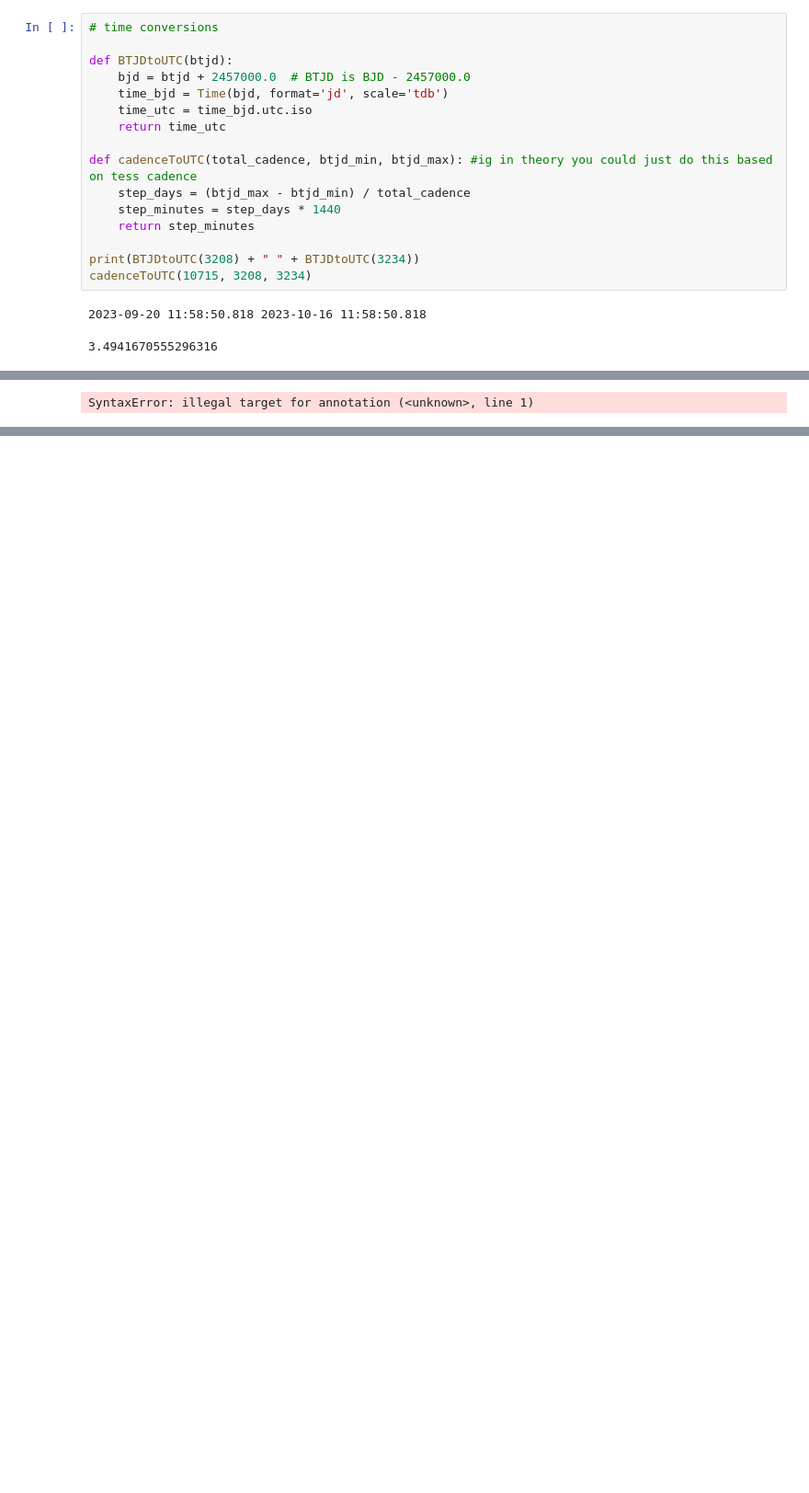
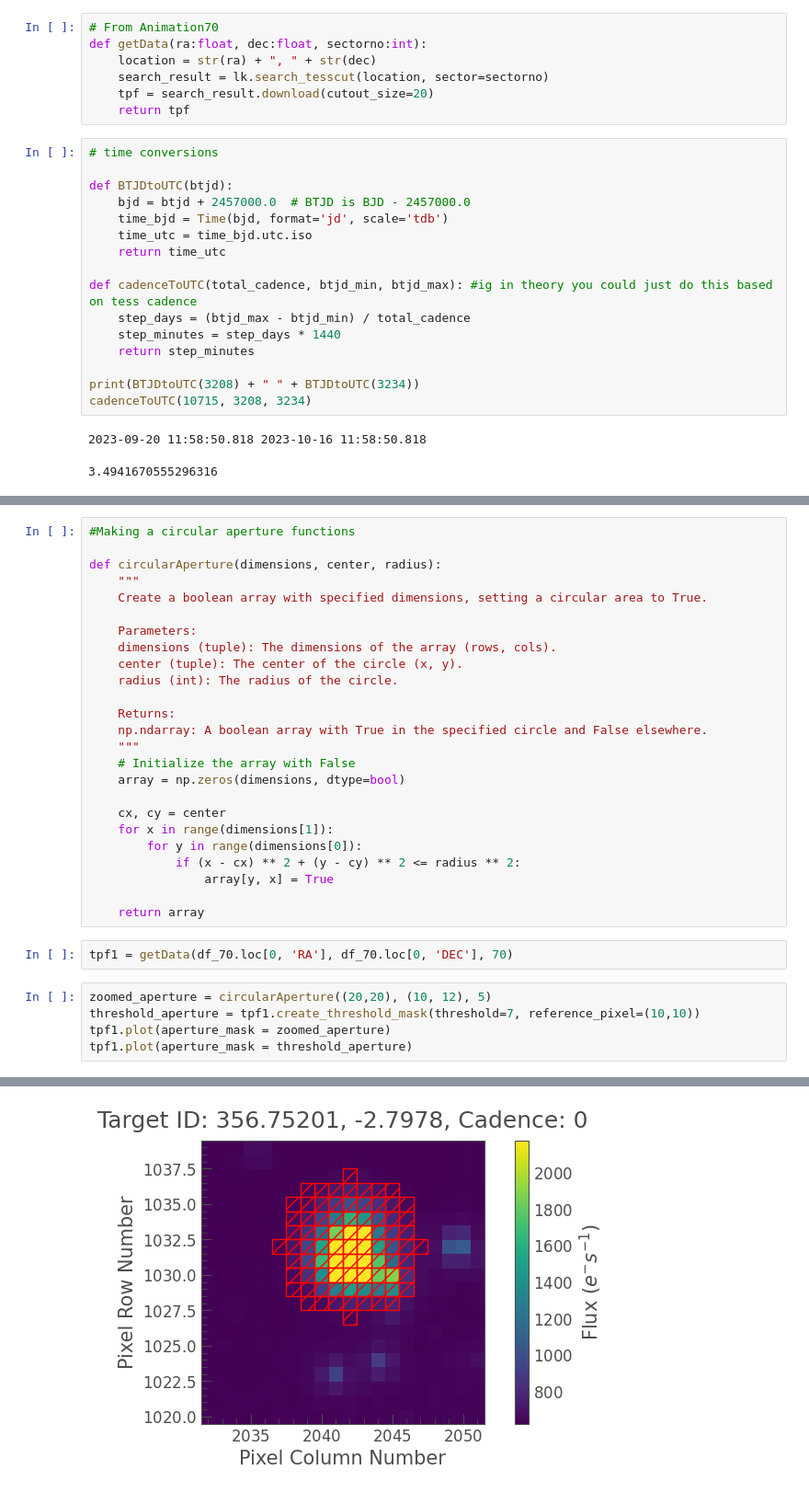
Before and after one commit to kenny-phan/tess-ice-giants, a Jupyter notebook: Horizons.ipynb, the cells around one changed output, grey strips where cells are left out. Shown at 92% size. Saved outputs shown, nothing was run; the diff lists cells and outputs as text; blank space fills up the shorter version.

Commit message:
circular aperture added

```diff
--- a/Horizons.ipynb
+++ b/Horizons.ipynb
@@ -43,3 +8,10 @@ print(df_70)
+# %%
+# From Animation70
+def getData(ra:float, dec:float, sectorno:int):
+    location = str(ra) + ", " + str(dec)
+    search_result = lk.search_tesscut(location, sector=sectorno)
+    tpf = search_result.download(cutout_size=20)
+    return tpf
 # %%
 # time conversions
 
@@ -62,3 +69,33 @@ cadenceToUTC(10715, 3208, 3234)
 # %%
+#Making a circular aperture functions
+
+def circularAperture(dimensions, center, radius):
+    """
+    Create a boolean array with specified dimensions, setting a circular area to True.
+
+    Parameters:
+    dimensions (tuple): The dimensions of the array (rows, cols).
+    center (tuple): The center of the circle (x, y).
+    radius (int): The radius of the circle.
+
+    Returns:
+    np.ndarray: A boolean array with True in the specified circle and False elsewhere.
+    """
+    # Initialize the array with False
+    array = np.zeros(dimensions, dtype=bool)
+
+    cx, cy = center
+    for x in range(dimensions[1]):
+        for y in range(dimensions[0]):
+            if (x - cx) ** 2 + (y - cy) ** 2 <= radius ** 2:
+                array[y, x] = True
+
+    return array
-# %% [output]
-SyntaxError: illegal target for annotation (<unknown>, line 1)
+# %%
+tpf1 = getData(df_70.loc[0, 'RA'], df_70.loc[0, 'DEC'], 70)
+# %%
+zoomed_aperture = circularAperture((20,20), (10, 12), 5)
+threshold_aperture = tpf1.create_threshold_mask(threshold=7, reference_pixel=(10,10))
+tpf1.plot(aperture_mask = zoomed_aperture)
+tpf1.plot(aperture_mask = threshold_aperture)
+# %% [output]
@@ -64,0 +103 @@ SyntaxError: illegal target for annotation (<unknown>, line 1)
+[figure, added]
```
Also changed, not shown: parts of 5 cells of this notebook.
